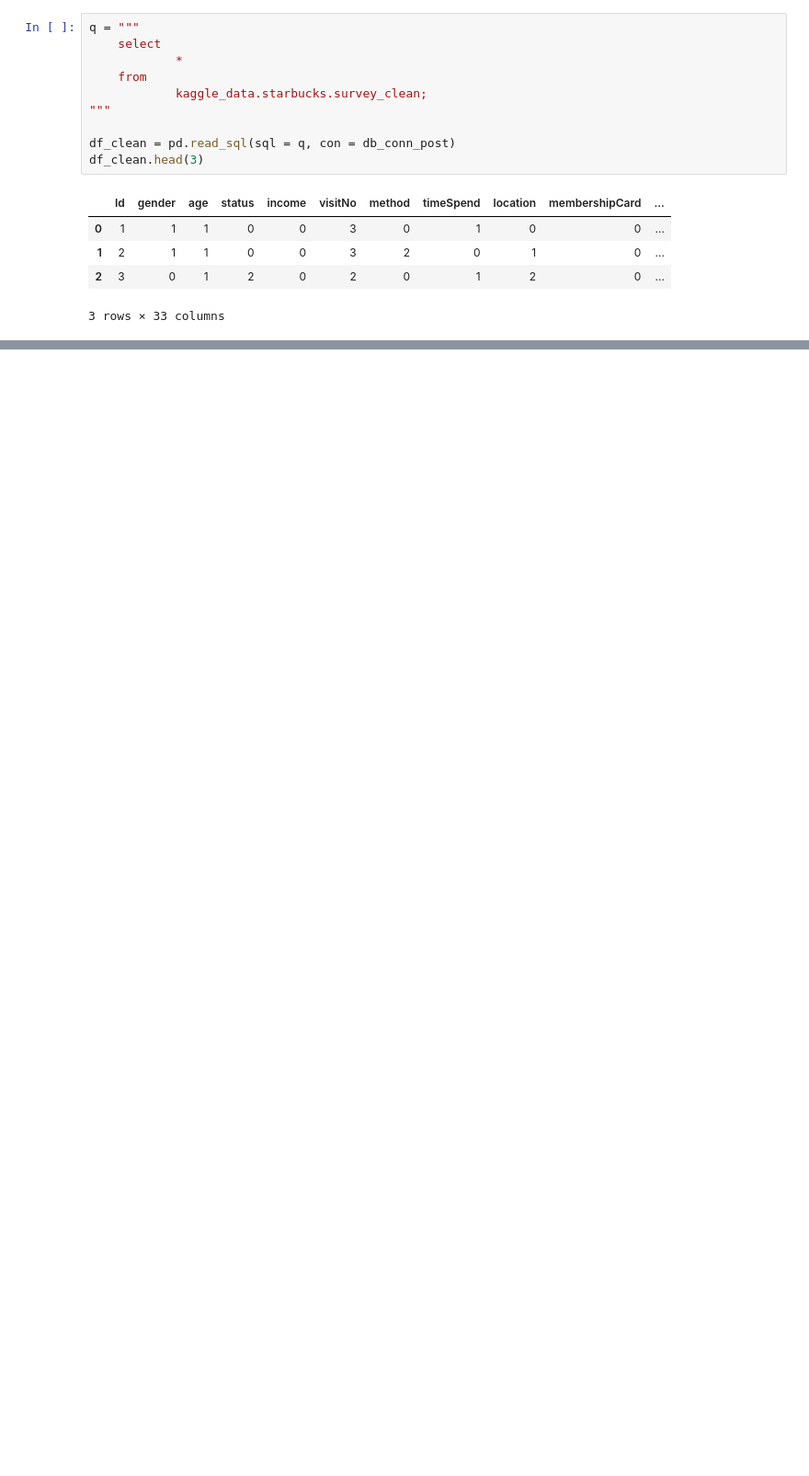
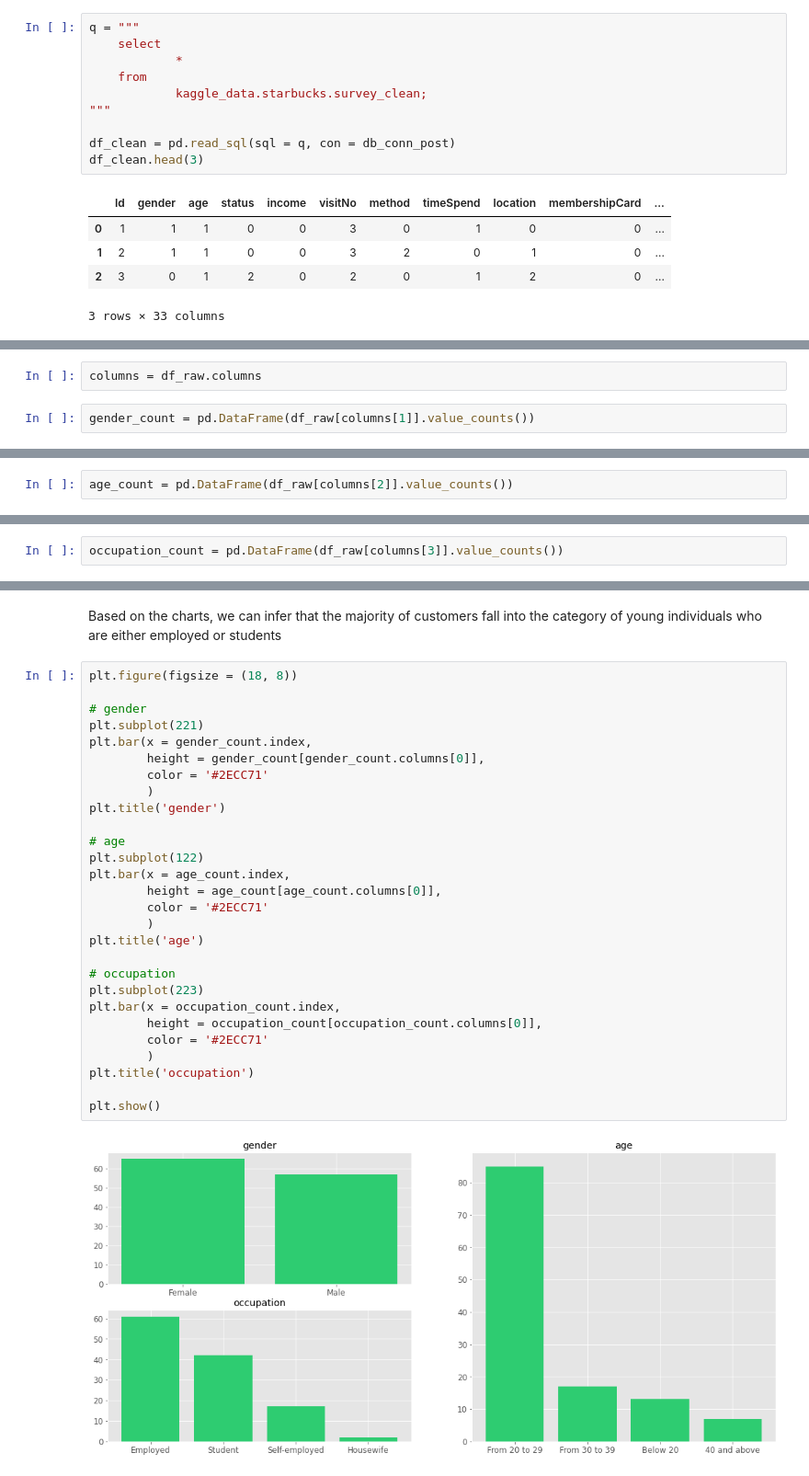
Before and after one commit to miguelvelazco0116/starbucks-customer-survey, a Jupyter notebook: data_explorer.ipynb, the cells around one changed output, grey strips where cells are left out. Shown at 92% size. Drawn from its saved outputs; the diff is of its cells as text; blank space fills up the shorter version.

Commit message:
data explorer

```diff
--- a/data_explorer.ipynb
+++ b/data_explorer.ipynb
@@ -87,0 +114,4 @@ df_clean.head(3)
+# %%
+columns = df_raw.columns
+# %%
+gender_count = pd.DataFrame(df_raw[columns[1]].value_counts())
@@ -87,0 +128,2 @@ df_clean.head(3)
+# %%
+age_count = pd.DataFrame(df_raw[columns[2]].value_counts())
@@ -87,0 +140,2 @@ df_clean.head(3)
+# %%
+occupation_count = pd.DataFrame(df_raw[columns[3]].value_counts())
@@ -87,0 +150,32 @@ df_clean.head(3)
+# %% [markdown]
+Based on the charts, we can infer that the majority of customers fall into the category of young individuals who are either employed or students
+# %%
+plt.figure(figsize = (18, 8))
+
+# gender
+plt.subplot(221)
+plt.bar(x = gender_count.index,
+        height = gender_count[gender_count.columns[0]],
+        color = '#2ECC71'
+        )
+plt.title('gender')
+
+# age
+plt.subplot(122)
+plt.bar(x = age_count.index,
+        height = age_count[age_count.columns[0]],
+        color = '#2ECC71'
+        )
+plt.title('age')
+
+# occupation
+plt.subplot(223)
+plt.bar(x = occupation_count.index,
+        height = occupation_count[occupation_count.columns[0]],
+        color = '#2ECC71'
+        )
+plt.title('occupation')
+
+plt.show()
+# %% [output]
+[figure, added]
```
Also changed, not shown: parts of 12 cells of this notebook.
